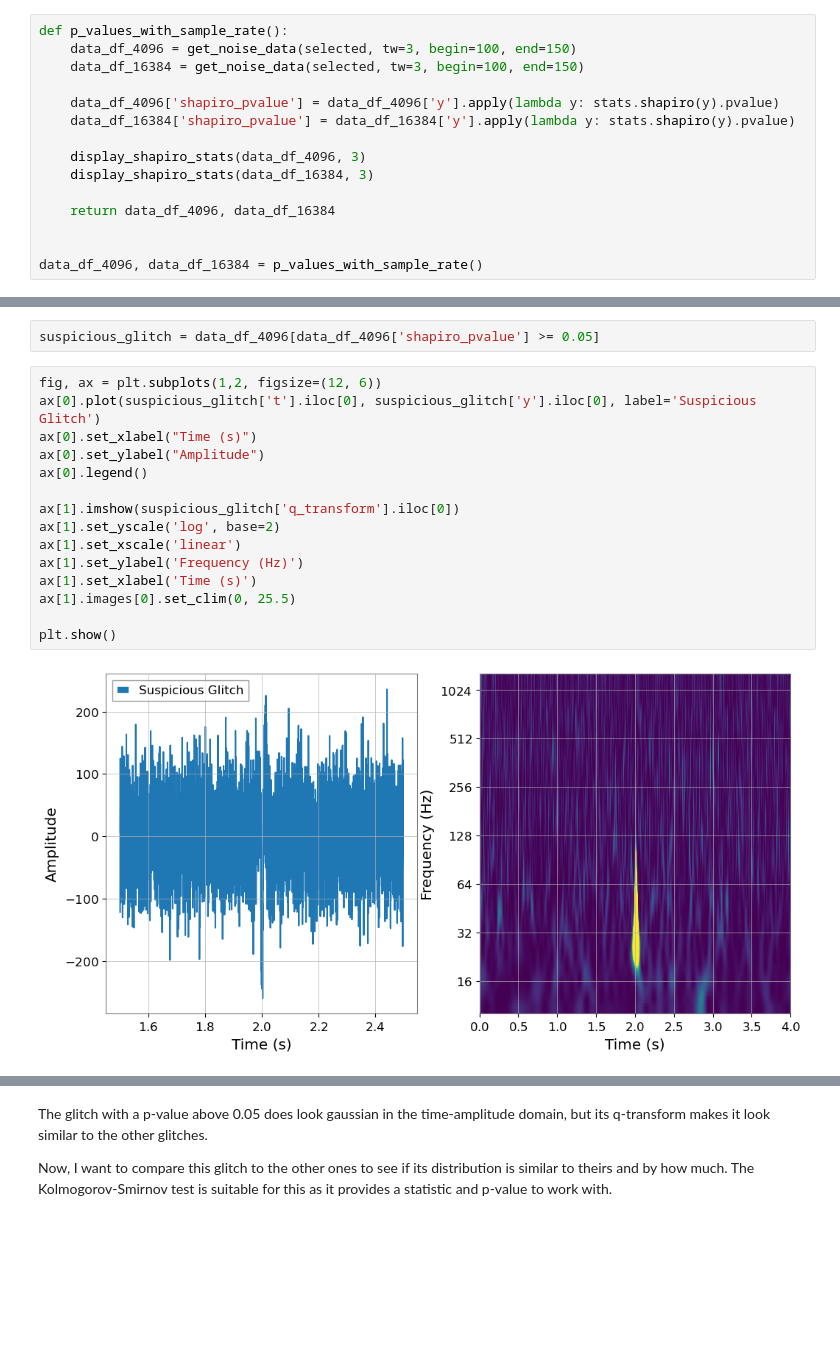
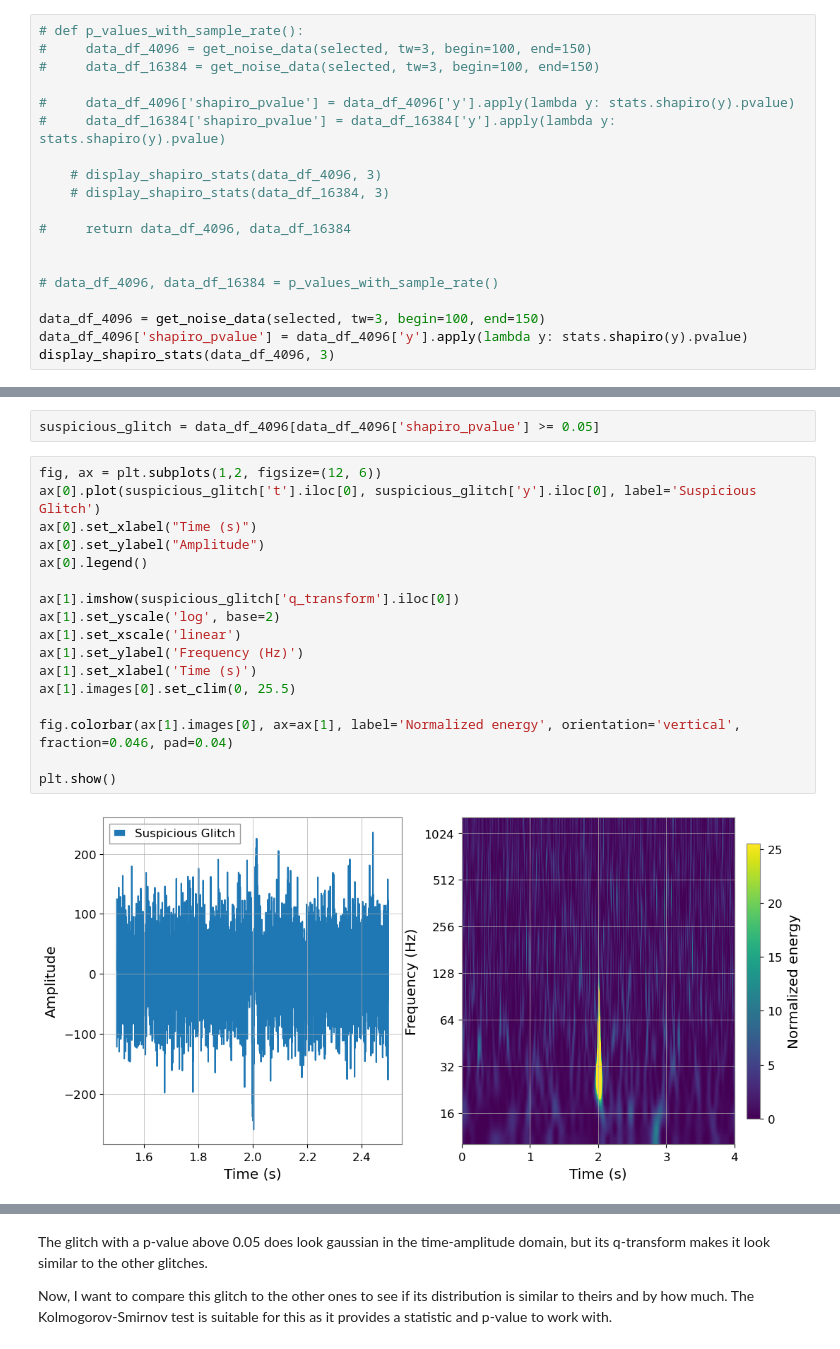
Before and after one commit to ashishmathew0297/gwpy-experiments, a Jupyter notebook: code/shapiro_test.ipynb, the cells around one changed output, grey strips where cells are left out. Saved outputs shown, nothing was run; the diff lists cells and outputs as text; blank space fills up the shorter version.

```diff
--- a/code/shapiro_test.ipynb
+++ b/code/shapiro_test.ipynb
@@ -145,20 +145,24 @@ def display_shapiro_stats(data_df, tw):
 # %% [markdown]
 Changing the sampling rate increases the amount of times we smaple from the data per second. I want to know how the p-values would vary with this change. The gwpy [documentation](https://gwpy.github.io/docs/latest/api/gwpy.timeseries.TimeSeries/#gwpy.timeseries.TimeSeries.fetch_open_data) states that there can be event data with a 16384 Hz sampling rate which is what I will be using as a reference.
 # %%
-def p_values_with_sample_rate():
-    data_df_4096 = get_noise_data(selected, tw=3, begin=100, end=150)
-    data_df_16384 = get_noise_data(selected, tw=3, begin=100, end=150)
+# def p_values_with_sample_rate():
+#     data_df_4096 = get_noise_data(selected, tw=3, begin=100, end=150)
+#     data_df_16384 = get_noise_data(selected, tw=3, begin=100, end=150)
 
-    data_df_4096['shapiro_pvalue'] = data_df_4096['y'].apply(lambda y: stats.shapiro(y).pvalue)
-    data_df_16384['shapiro_pvalue'] = data_df_16384['y'].apply(lambda y: stats.shapiro(y).pvalue)
+#     data_df_4096['shapiro_pvalue'] = data_df_4096['y'].apply(lambda y: stats.shapiro(y).pvalue)
+#     data_df_16384['shapiro_pvalue'] = data_df_16384['y'].apply(lambda y: stats.shapiro(y).pvalue)
 
-    display_shapiro_stats(data_df_4096, 3)
-    display_shapiro_stats(data_df_16384, 3)
+    # display_shapiro_stats(data_df_4096, 3)
+    # display_shapiro_stats(data_df_16384, 3)
 
-    return data_df_4096, data_df_16384
+#     return data_df_4096, data_df_16384
 
 
-data_df_4096, data_df_16384 = p_values_with_sample_rate()
+# data_df_4096, data_df_16384 = p_values_with_sample_rate()
+
+data_df_4096 = get_noise_data(selected, tw=3, begin=100, end=150)
+data_df_4096['shapiro_pvalue'] = data_df_4096['y'].apply(lambda y: stats.shapiro(y).pvalue)
+display_shapiro_stats(data_df_4096, 3)
 # %% [output]
 [figure]
 Number of Shapiro p-values above 0.05: 1
@@ -306,20 +283,22 @@ suspicious_glitch = data_df_4096[data_df_4096['shapiro_pvalue'] >= 0.05]
 # %%
 fig, ax = plt.subplots(1,2, figsize=(12, 6))
 ax[0].plot(suspicious_glitch['t'].iloc[0], suspicious_glitch['y'].iloc[0], label='Suspicious Glitch')
 ax[0].set_xlabel("Time (s)")
 ax[0].set_ylabel("Amplitude")
 ax[0].legend()
 
 ax[1].imshow(suspicious_glitch['q_transform'].iloc[0])
 ax[1].set_yscale('log', base=2)
 ax[1].set_xscale('linear')
 ax[1].set_ylabel('Frequency (Hz)')
 ax[1].set_xlabel('Time (s)')
 ax[1].images[0].set_clim(0, 25.5)
 
+fig.colorbar(ax[1].images[0], ax=ax[1], label='Normalized energy', orientation='vertical', fraction=0.046, pad=0.04)
+
 plt.show()
 # %% [output]
-[figure, old version]
+[figure, new version]
 # %%
 glitch_idx = 9
 
```
Also changed, not shown: parts of 23 cells of this notebook.
